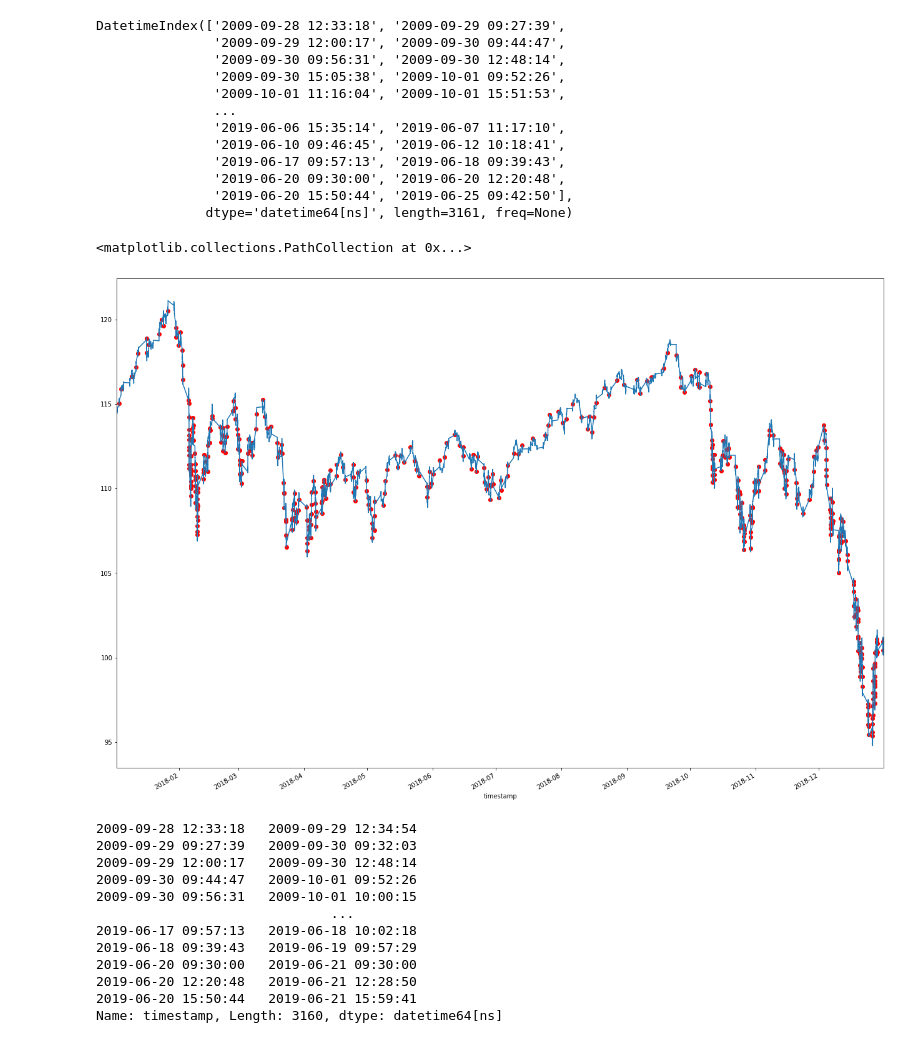
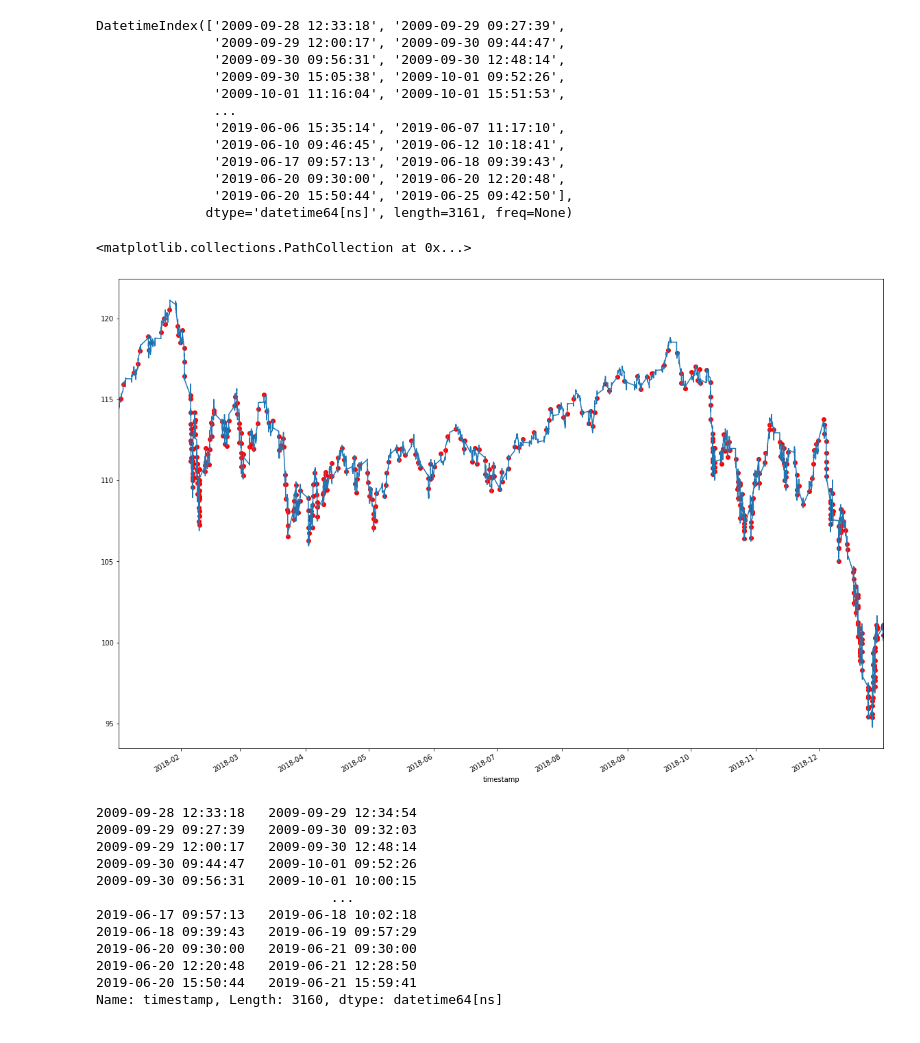
Before and after one commit to masonl93/F-ML, a Jupyter notebook: data_analysis/ch3.ipynb, the cells around one changed output. Cells and saved outputs as stored; diff of their text form; code cells hidden in the pictures.

```diff
--- a/data_analysis/ch3.ipynb
+++ b/data_analysis/ch3.ipynb
@@ -3,10 +3,14 @@ import importlib
 import os
 import sys
 
+import matplotlib
 import matplotlib.pyplot as plt
 import numpy as np
 import pandas as pd
 from scipy import stats
+from sklearn.ensemble import RandomForestClassifier
+from sklearn.metrics import accuracy_score
+from sklearn.model_selection import train_test_split
 
 import financial_data_structs as fds
 # adding parent dir to path
@@ -14,5 +18,7 @@ sys.path.append(os.path.dirname(os.path.abspath('')))
 import adv_fin_ml_func as fml
 
 %matplotlib inline
+matplotlib.rcParams['figure.figsize'] = (20.0, 14.0)
 importlib.reload(sys.modules['adv_fin_ml_func'])
+importlib.reload(sys.modules['financial_data_structs'])
 # %% [output]
@@ -89,12 +95,12 @@ DatetimeIndex(['2009-09-28 12:33:18', '2009-09-29 09:27:39',
               dtype='datetime64[ns]', length=3161, freq=None)
 # %%
 date = '2018'
-f, ax = plt.subplots(figsize=(22,16))
+f, ax = plt.subplots(figsize=(20,14))
 close[date].plot(ax=ax)
 plt.scatter(tEvents, close[date].reindex(tEvents),  c='r')
 # %% [output]
 <matplotlib.collections.PathCollection at 0x...>
-[figure, old version]
+[figure, new version]
 # %%
 # Adding Vertical bars
 # This is the expiration limit in our triple barrier method
```
Also changed, not shown: parts of 13 cells of this notebook, 2 other files.
